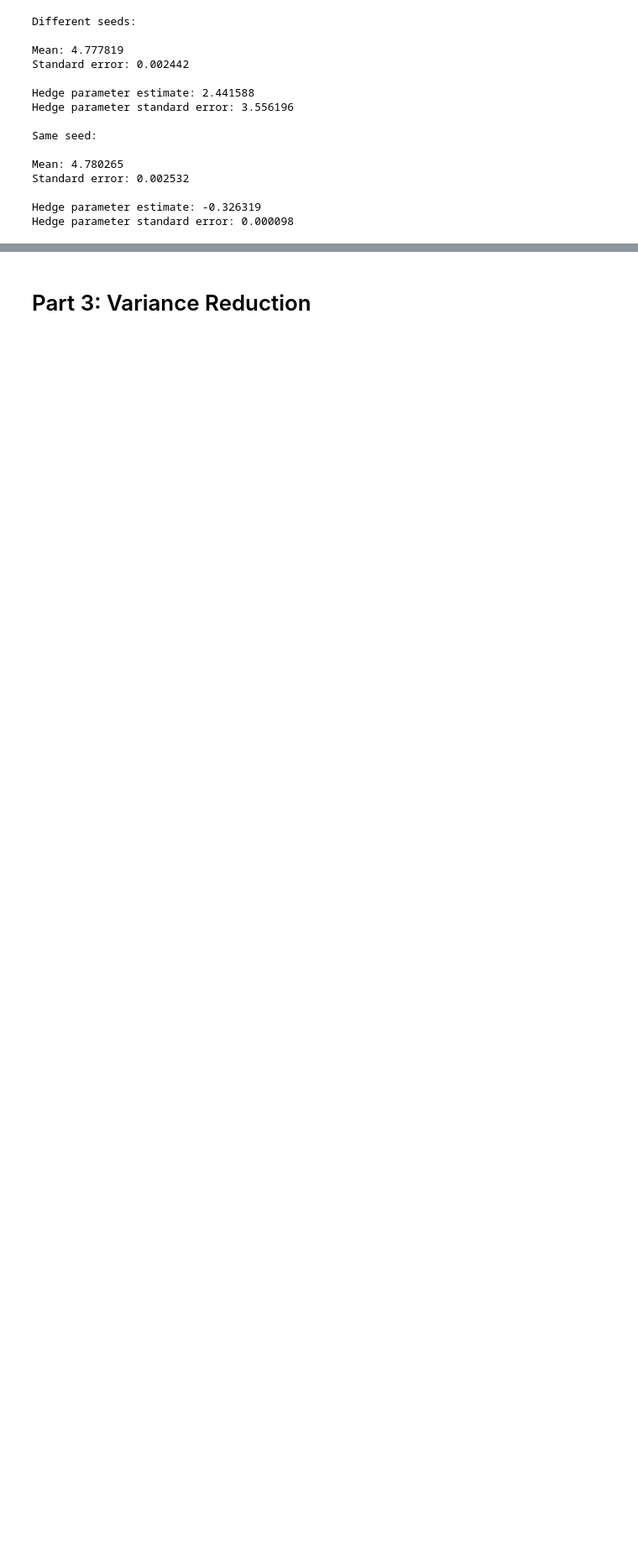
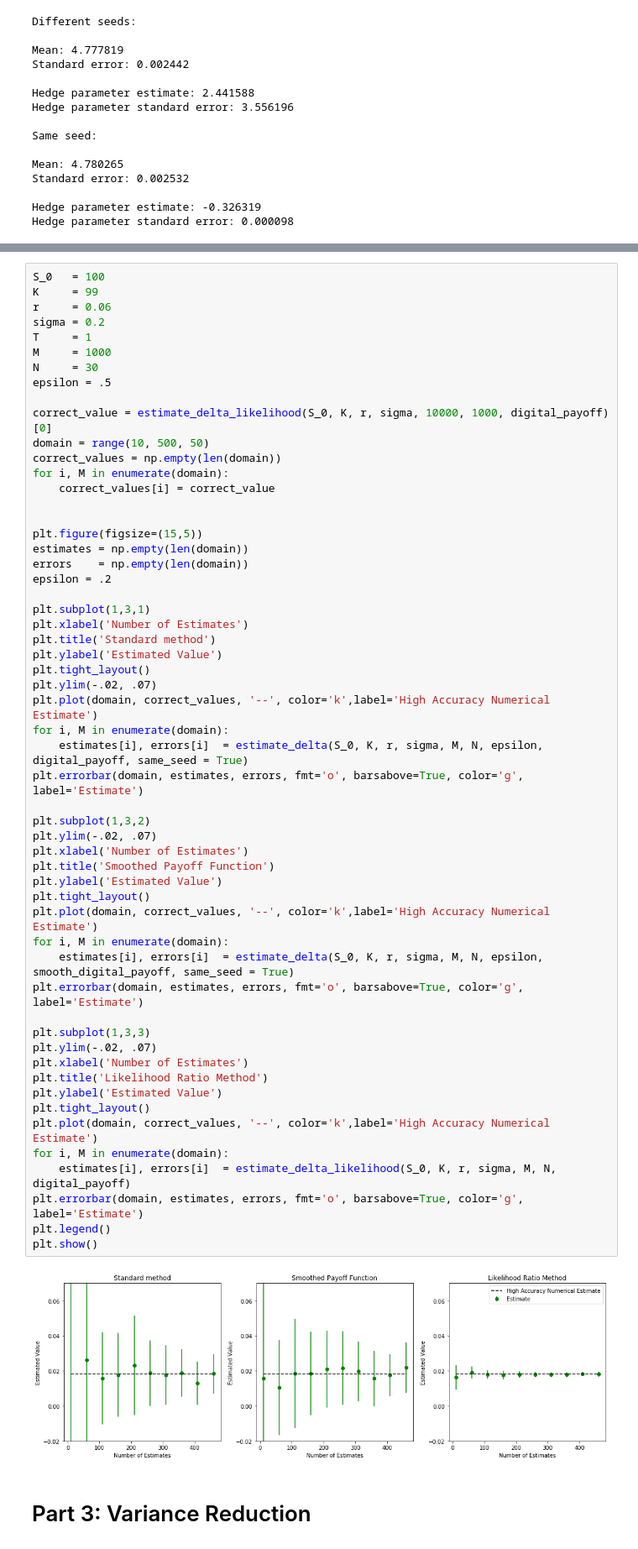
Before and after one commit to krishnakanthsasi/ComputationFin-nce-18, a Jupyter notebook: lab2/lab_assignment_2.ipynb, the cells around one changed output, grey strips where cells are left out. Shown: that part at 84% size. Cells and saved outputs as stored; diff of their text form; blank space fills up the shorter version.

```diff
--- a/lab2/lab_assignment_2.ipynb
+++ b/lab2/lab_assignment_2.ipynb
@@ -206,3 +302,61 @@ Hedge parameter standard error: 0.000098
+# %%
+S_0   = 100
+K     = 99
+r     = 0.06
+sigma = 0.2
+T     = 1
+M     = 1000
+N     = 30
+epsilon = .5
+
+correct_value = estimate_delta_likelihood(S_0, K, r, sigma, 10000, 1000, digital_payoff)[0]
+domain = range(10, 500, 50)
+correct_values = np.empty(len(domain))
+for i, M in enumerate(domain):
+    correct_values[i] = correct_value
+
+
+plt.figure(figsize=(15,5))
+estimates = np.empty(len(domain))
+errors    = np.empty(len(domain))
+epsilon = .2
+
+plt.subplot(1,3,1)
+plt.xlabel('Number of Estimates')
+plt.title('Standard method')
+plt.ylabel('Estimated Value')
+plt.tight_layout()
+plt.ylim(-.02, .07)
+plt.plot(domain, correct_values, '--', color='k',label='High Accuracy Numerical Estimate')
+for i, M in enumerate(domain):
+    estimates[i], errors[i]  = estimate_delta(S_0, K, r, sigma, M, N, epsilon, digital_payoff, same_seed = True)
+plt.errorbar(domain, estimates, errors, fmt='o', barsabove=True, color='g', label='Estimate')
+
+plt.subplot(1,3,2)
+plt.ylim(-.02, .07)
+plt.xlabel('Number of Estimates')
+plt.title('Smoothed Payoff Function')
+plt.ylabel('Estimated Value')
+plt.tight_layout()
+plt.plot(domain, correct_values, '--', color='k',label='High Accuracy Numerical Estimate')
+for i, M in enumerate(domain):
+    estimates[i], errors[i]  = estimate_delta(S_0, K, r, sigma, M, N, epsilon, smooth_digital_payoff, same_seed = True)
+plt.errorbar(domain, estimates, errors, fmt='o', barsabove=True, color='g', label='Estimate')
+
+plt.subplot(1,3,3)
+plt.ylim(-.02, .07)
+plt.xlabel('Number of Estimates')
+plt.title('Likelihood Ratio Method')
+plt.ylabel('Estimated Value')
+plt.tight_layout()
+plt.plot(domain, correct_values, '--', color='k',label='High Accuracy Numerical Estimate')
+for i, M in enumerate(domain):
+    estimates[i], errors[i]  = estimate_delta_likelihood(S_0, K, r, sigma, M, N, digital_payoff)
+plt.errorbar(domain, estimates, errors, fmt='o', barsabove=True, color='g', label='Estimate')
+plt.legend()
+plt.show()
+# %% [output]
+[figure, added]
 # %% [markdown]
 # Part 3: Variance Reduction
 # %%
```
Also changed, not shown: parts of 2 cells of this notebook.
